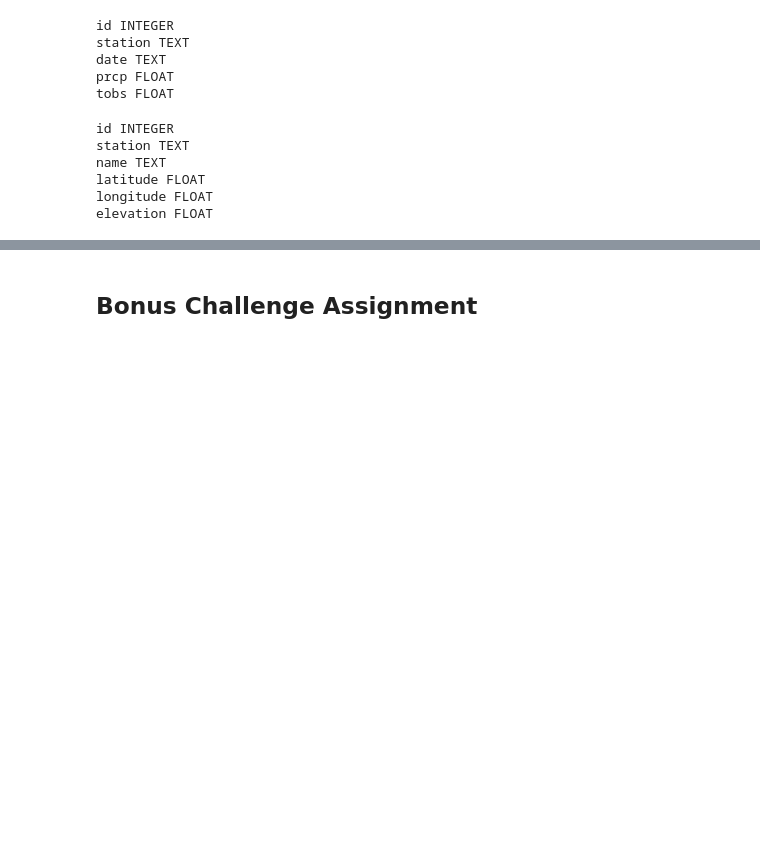
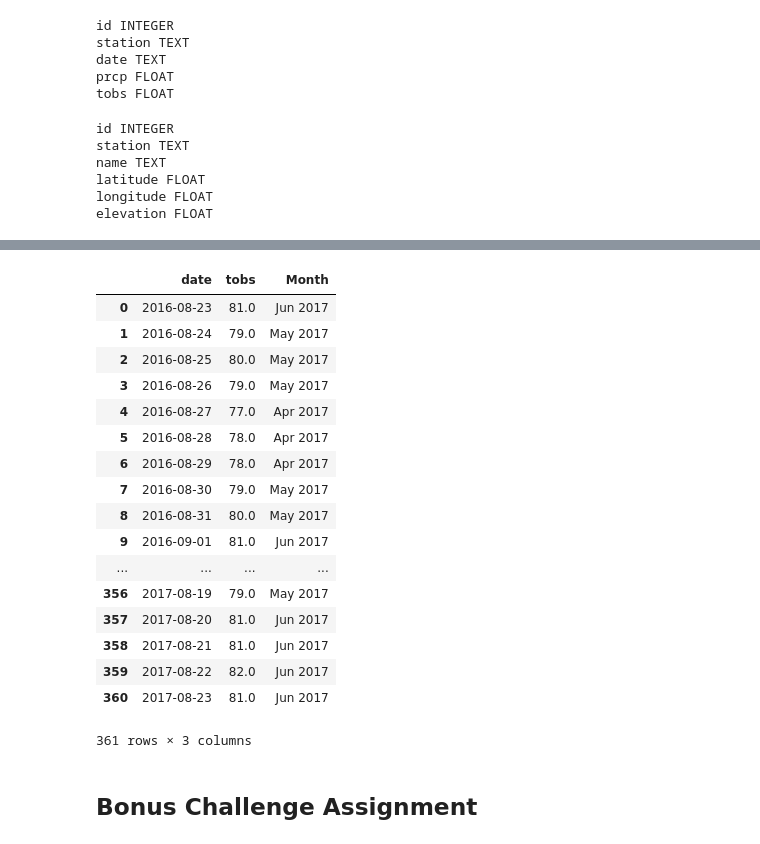
Before and after one commit to Rob-Ottogalli/sqlalchemy-challenge, a Jupyter notebook: Jupyter Notebook/climate_starter_Robert_Ottogalli.ipynb, the cells around one changed output, grey strips where cells are left out. Cells and saved outputs as stored; diff of their text form; code cells hidden in the pictures; blank space fills up the shorter version.

```diff
--- a/Jupyter Notebook/climate_starter_Robert_Ottogalli.ipynb
+++ b/Jupyter Notebook/climate_starter_Robert_Ottogalli.ipynb
@@ -138,0 +203,12 @@ date_data_df.describe()
+# %%
+# Write query
+year_data = (session.query(Measurement.date, Measurement.tobs)
+            .filter(Measurement.date >= year_prior)
+            .filter(Measurement.station == "USC00519397"))
+
+# Save the query results as a Pandas DataFrame and set the index to the date column
+year_data_df = pd.read_sql_query(year_data.statement, session.get_bind())
+
+# Convert "date" column to datetime type
+year_data_df["date"] = pd.to_datetime(year_data_df["date"], yearfirst=True, infer_datetime_format=True)
+year_data_df.head()
@@ -138,0 +222,32 @@ date_data_df.describe()
+# %%
+# Create bins to hold data
+size_bins = ["2016-08-23", "2016-09-22", "2016-10-22", "2016-11-22", "2016-12-22", "2017-01-22", "2017-02-22",
+            "2017-03-22", "2017-04-22", "2017-05-22", "2017-06-22", "2017-07-22", "2017-08-24"]
+
+# Create labels for bins
+group_names = ["Sep 2016", "Oct 2016", "Nov 2016", "Dec 2016", "Jan 2017","Feb 2017",
+              "Mar 2017", "Apr 2017", "May 2017", "Jun 2017", "Jul 2017", "Aug 2017"]
+
+# Cut the bins
+year_data_df["Month"] = pd.cut(year_data_df["tobs"], bins=12, labels=group_names)
+year_data_df = year_data_df.sort_values(by="date")
+year_data_df
+# %% [output]
+|  | date | tobs | Month |
+| 0 | 2016-08-23 | 81.0 | Jun 2017 |
+| 1 | 2016-08-24 | 79.0 | May 2017 |
+| 2 | 2016-08-25 | 80.0 | May 2017 |
+| 3 | 2016-08-26 | 79.0 | May 2017 |
+| 4 | 2016-08-27 | 77.0 | Apr 2017 |
+| 5 | 2016-08-28 | 78.0 | Apr 2017 |
+| 6 | 2016-08-29 | 78.0 | Apr 2017 |
+| 7 | 2016-08-30 | 79.0 | May 2017 |
+| 8 | 2016-08-31 | 80.0 | May 2017 |
+| 9 | 2016-09-01 | 81.0 | Jun 2017 |
+| ... | ... | ... | ... |
+| 356 | 2017-08-19 | 79.0 | May 2017 |
+| 357 | 2017-08-20 | 81.0 | Jun 2017 |
+| 358 | 2017-08-21 | 81.0 | Jun 2017 |
+| 359 | 2017-08-22 | 82.0 | Jun 2017 |
+| 360 | 2017-08-23 | 81.0 | Jun 2017 |
+361 rows × 3 columns
```
Also changed, not shown: parts of 23 cells of this notebook.
